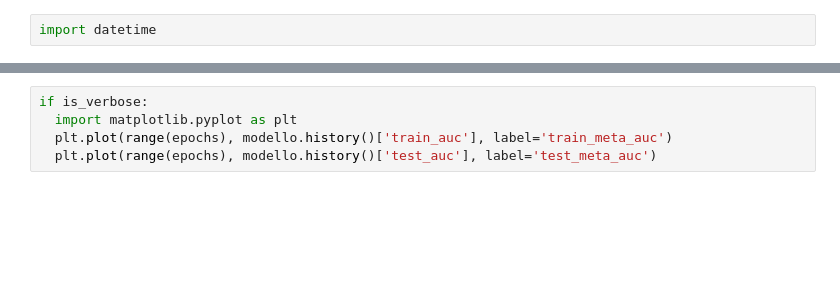
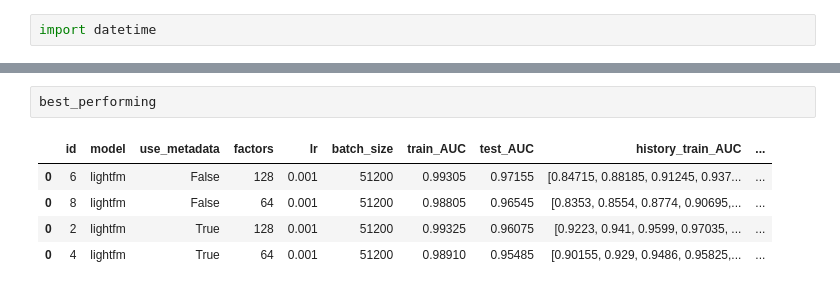
Before and after one commit to FrancescoI/RecoUtils, a Jupyter notebook: main.ipynb, the cells around one changed output, grey strips where cells are left out. Cells and saved outputs as stored; diff of their text form; blank space fills up the shorter version.

```diff
--- a/main.ipynb
+++ b/main.ipynb
@@ -862,5 +894,8 @@ performance.sort_values('last_test_AUC', ascending=False)
-# %%
-if is_verbose:
-  import matplotlib.pyplot as plt
-  plt.plot(range(epochs), modello.history()['train_auc'], label='train_meta_auc')
-  plt.plot(range(epochs), modello.history()['test_auc'], label='test_meta_auc')
+# %%
+best_performing
+# %% [output]
+|  | id | model | use_metadata | factors | lr | batch_size | train_AUC | test_AUC | history_train_AUC | ... |
+| 0 | 6 | lightfm | False | 128 | 0.001 | 51200 | 0.99305 | 0.97155 | [0.84715, 0.88185, 0.91245, 0.937... | ... |
+| 0 | 8 | lightfm | False | 64 | 0.001 | 51200 | 0.98805 | 0.96545 | [0.8353, 0.8554, 0.8774, 0.90695,... | ... |
+| 0 | 2 | lightfm | True | 128 | 0.001 | 51200 | 0.99325 | 0.96075 | [0.9223, 0.941, 0.9599, 0.97035, ... | ... |
+| 0 | 4 | lightfm | True | 64 | 0.001 | 51200 | 0.98910 | 0.95485 | [0.90155, 0.929, 0.9486, 0.95825,... | ... |
```
Also changed, not shown: parts of 10 cells of this notebook.
